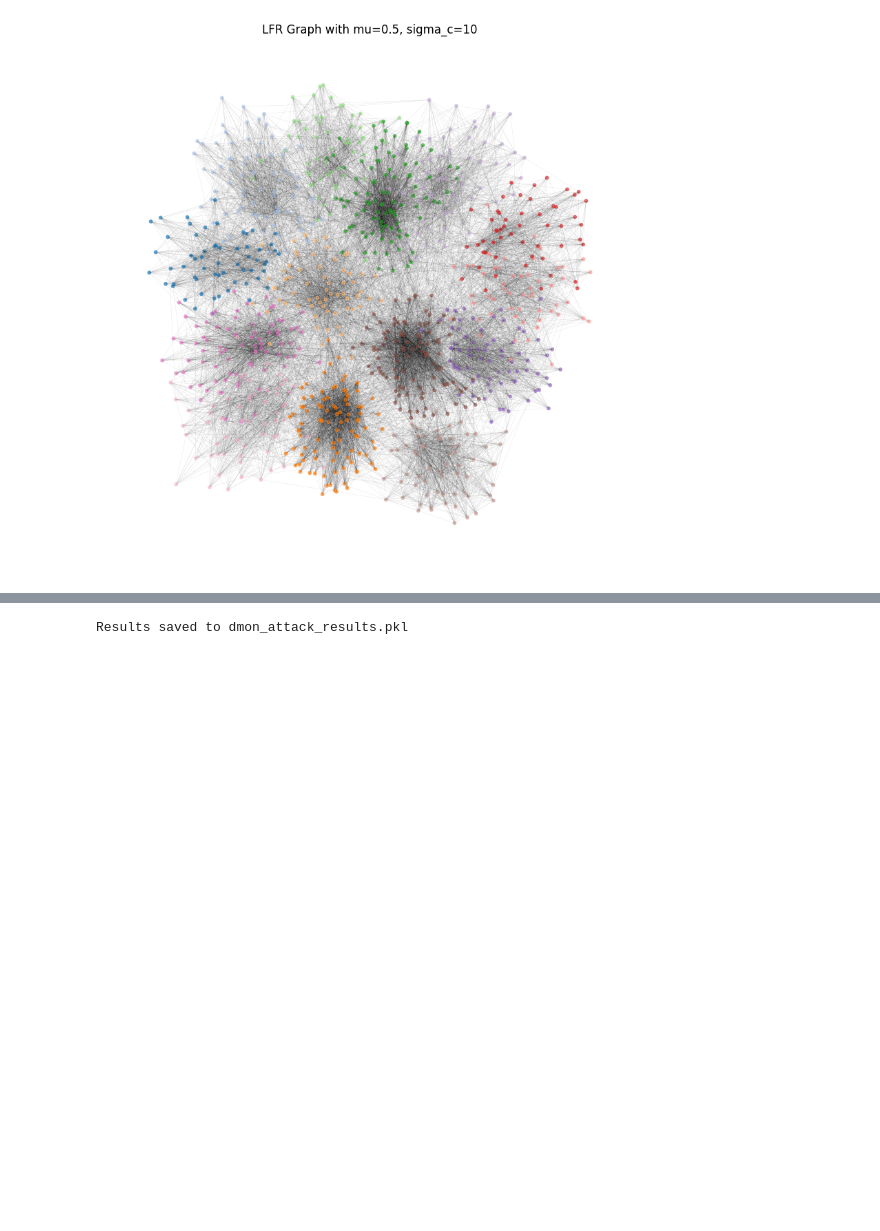
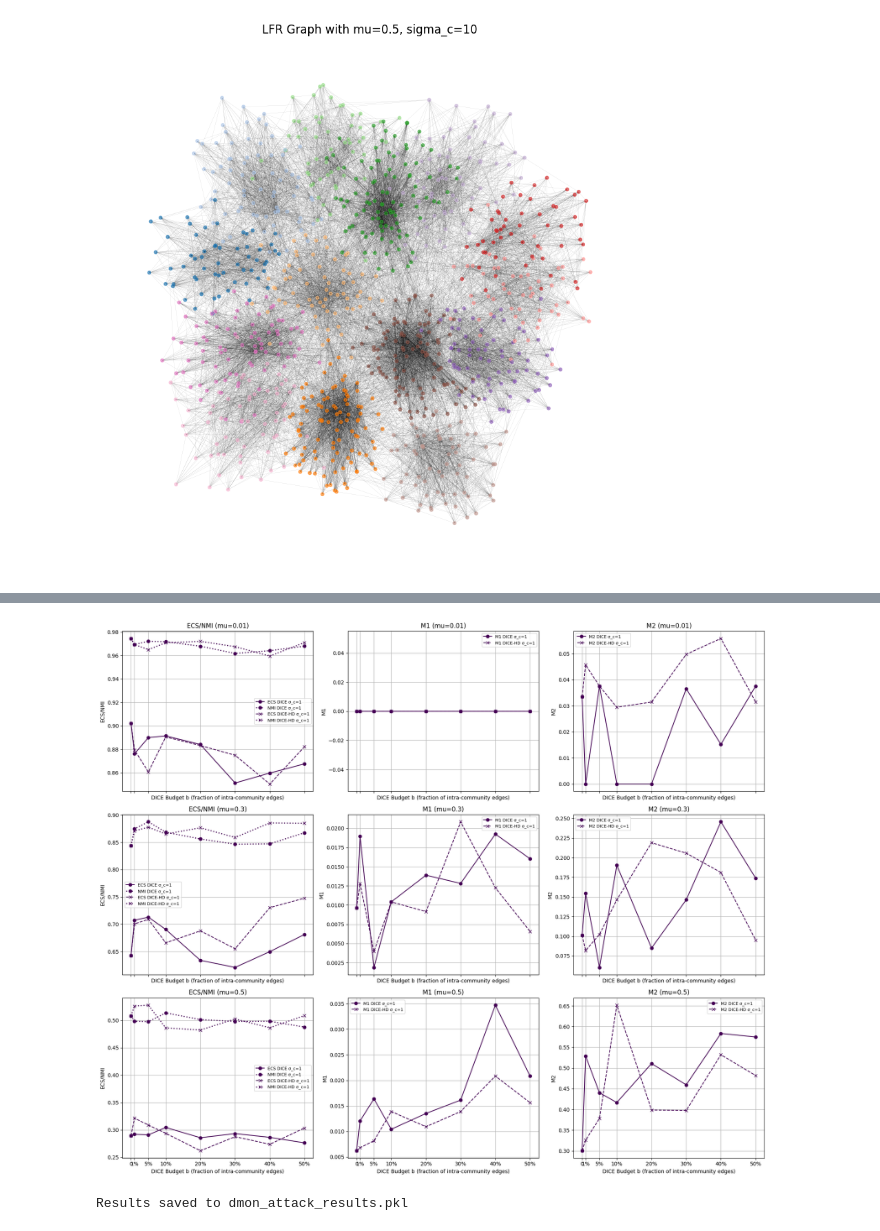
Before and after one commit to dalyapraz/gnn-community-concealment, a Jupyter notebook: lfr_dmon.ipynb, the cells around one changed output, grey strips where cells are left out. Saved outputs shown, nothing was run; the diff lists cells and outputs as text; code cells hidden in the pictures; blank space fills up the shorter version.

Commit message:
local experimetn with modified DICE

```diff
--- a/lfr_dmon.ipynb
+++ b/lfr_dmon.ipynb
@@ -107,4 +107,22 @@ for i, label in enumerate(true_labels):
 visualize_lfr_graph(G, labels_dict, title=f"LFR Graph with mu={mu}, sigma_c={sigma_c}")
 # %% [output]
 [figure]
+# %%
+G, data, true_labels = generate_featurized_lfr_graph(
+            mu=0.01, n=1000,
+            min_community = 10,  # Minimum community size
+            feature_mode='gaussian', sigma_c=1,
+            seed=42
+        )
+target_label = 0
+target_community = [nn for nn, label in enumerate(true_labels) if label == target_label]
+pred_labels = train_model(data, true_labels)
+ecs_initial = attacks.compute_ECS(true_labels, pred_labels)
+nmi = normalized_mutual_info_score(true_labels, pred_labels)
+target_size = len(target_community)
+M1 = attacks.compute_M1(target_list=target_community, labels=pred_labels)
+M2 = attacks.compute_M2(target_list=target_community, labels=pred_labels)
+print(f"Initial ECS: {ecs_initial}, NMI: {nmi}")
+print(f"Initial M1: {M1}, M2: {M2}")
+G_attacked = attacks.dice_community_attack(G.copy(), 0, bb)
 # %%
@@ -272,3 +333,72 @@ Generating graphs for mu=0.01, sigma_c=1
+# %%
+import matplotlib.pyplot as plt
+import numpy as np
+
+# Use actual values from your experiment:
+sigma_c_values = [1]  # <- replace with your actual sigma_c_values
+mu_values = [0.01, 0.3, 0.5]
+b_percentages = [0.01, 0.05, 0.1, 0.2, 0.3, 0.4, 0.5]
+attacks = ['DICE', 'DICEHDG']
+metrics = ['ecs', 'nmi', 'M1', 'M2']
+
+metric_styles = {
+    'DICE': '-',
+    'DICEHDG': '--'
+}
+metric_markers = {
+    'DICE': 'o',
+    'DICEHDG': 'x'
+}
+attack_labels = {'DICE': 'DICE', 'DICEHDG': 'DICE-HD'}
+color_map = {s: c for s, c in zip(sigma_c_values, plt.cm.viridis(np.linspace(0, 1, len(sigma_c_values))))}
+
+fig, axes = plt.subplots(len(mu_values), 3, figsize=(18, 5 * len(mu_values)), sharex=True)
+
+for idx, mu in enumerate(mu_values):
+    for sigma_c in sigma_c_values:
+        color = color_map[sigma_c]
+        for attack in attacks:
+            all_p = [0] + b_percentages
+
+            # --- Column 0: ECS and NMI (solid for ECS, dotted for NMI) ---
+            ecs_means = [np.mean(results[mu][sigma_c][p][attack]["ecs"]) for p in all_p]
+            nmi_means = [np.mean(results[mu][sigma_c][p][attack]["nmi"]) for p in all_p]
+            axes[idx, 0].plot(
+                all_p, ecs_means, marker=metric_markers[attack], linestyle=metric_styles[attack],
+                color=color, label=f"ECS {attack_labels[attack]} σ_c={sigma_c}"
+            )
+            axes[idx, 0].plot(
+                all_p, nmi_means, marker=metric_markers[attack], linestyle=':', linewidth=2,
+                color=color, label=f"NMI {attack_labels[attack]} σ_c={sigma_c}"
+            )
+
+            # --- Column 1: M1 ---
+            M1_means = [np.mean(results[mu][sigma_c][p][attack]["M1"]) for p in all_p]
+            axes[idx, 1].plot(
+                all_p, M1_means, marker=metric_markers[attack], linestyle=metric_styles[attack],
+                color=color, label=f"M1 {attack_labels[attack]} σ_c={sigma_c}"
+            )
+
+            # --- Column 2: M2 ---
+            M2_means = [np.mean(results[mu][sigma_c][p][attack]["M2"]) for p in all_p]
+            axes[idx, 2].plot(
+                all_p, M2_means, marker=metric_markers[attack], linestyle=metric_styles[attack],
+                color=color, label=f"M2 {attack_labels[attack]} σ_c={sigma_c}"
+            )
+
+    for col, metric in enumerate(["ECS/NMI", "M1", "M2"]):
+        axes[idx, col].set_xlabel("DICE Budget b (fraction of intra-community edges)")
+        axes[idx, col].set_xticks([0] + b_percentages)
+        axes[idx, col].set_xticklabels([f"{int(p*100)}%" if p != 0 else "0" for p in [0] + b_percentages])
+        axes[idx, col].set_ylabel(metric)
+        axes[idx, col].set_title(f"{metric} (mu={mu})")
+        axes[idx, col].grid(True)
+        axes[idx, col].legend(loc='best', fontsize=8)
+
+plt.tight_layout()
+plt.show()
+# %% [output]
+[figure, added]
 # %%
 import pickle
 
```
Also changed, not shown: parts of 2 cells of this notebook, 1 other file.
